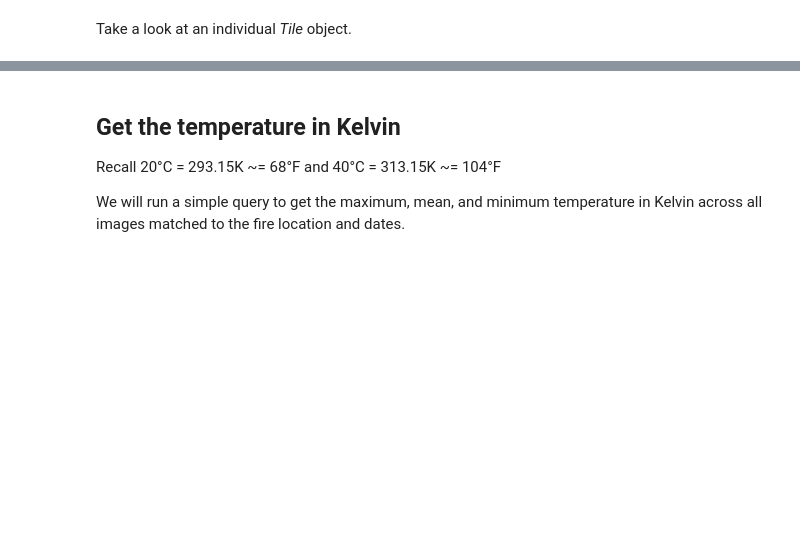
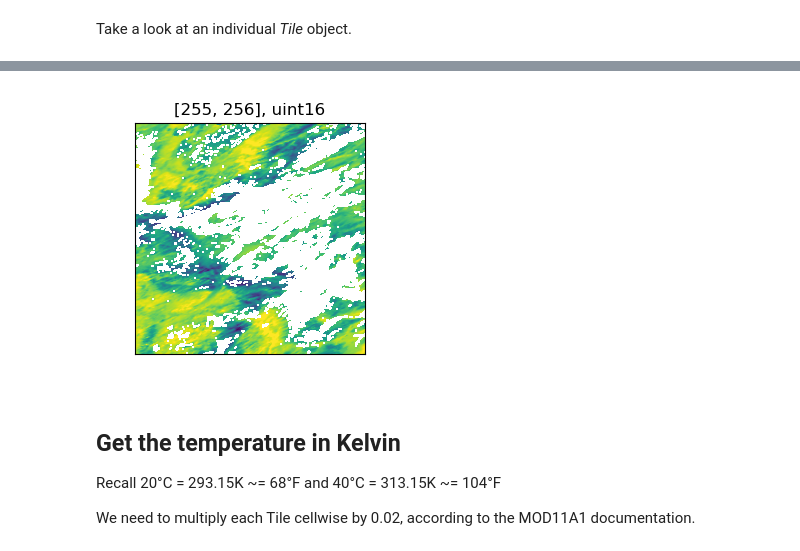
Before and after one commit to vpipkt/spark_ai_summit_satellite, a Jupyter notebook: sat_drone_in_ds_spark_df.ipynb, the cells around one changed output, grey strips where cells are left out. Drawn from its saved outputs; the diff is of its cells as text; code cells hidden in the pictures; blank space fills up the shorter version.

```diff
--- a/sat_drone_in_ds_spark_df.ipynb
+++ b/sat_drone_in_ds_spark_df.ipynb
@@ -329,12 +355,16 @@ Row(tile_context=None, tile=Tile(masked_array(
         [False, False, False, ..., False, False, False]],
   fill_value=0,
   dtype=uint16), uint16))
+# %%
+tile.tile
+# %% [output]
+[figure, added]
 # %% [markdown]
 ## Get the temperature in Kelvin
 
 Recall 20°C = 293.15K ~= 68°F and 40°C = 313.15K ~= 104°F
 
-We will run a simple query to get the maximum, mean, and minimum temperature in Kelvin across all images matched to the fire location and dates.
+We need to multiply each Tile cellwise by 0.02, according to the MOD11A1 documentation.
 # %%
 df = df.withColumn('LST_K',
                    rf_local_multiply('LSTD', 0.02)
```
Also changed, not shown: parts of 22 cells of this notebook, 3 other files.
